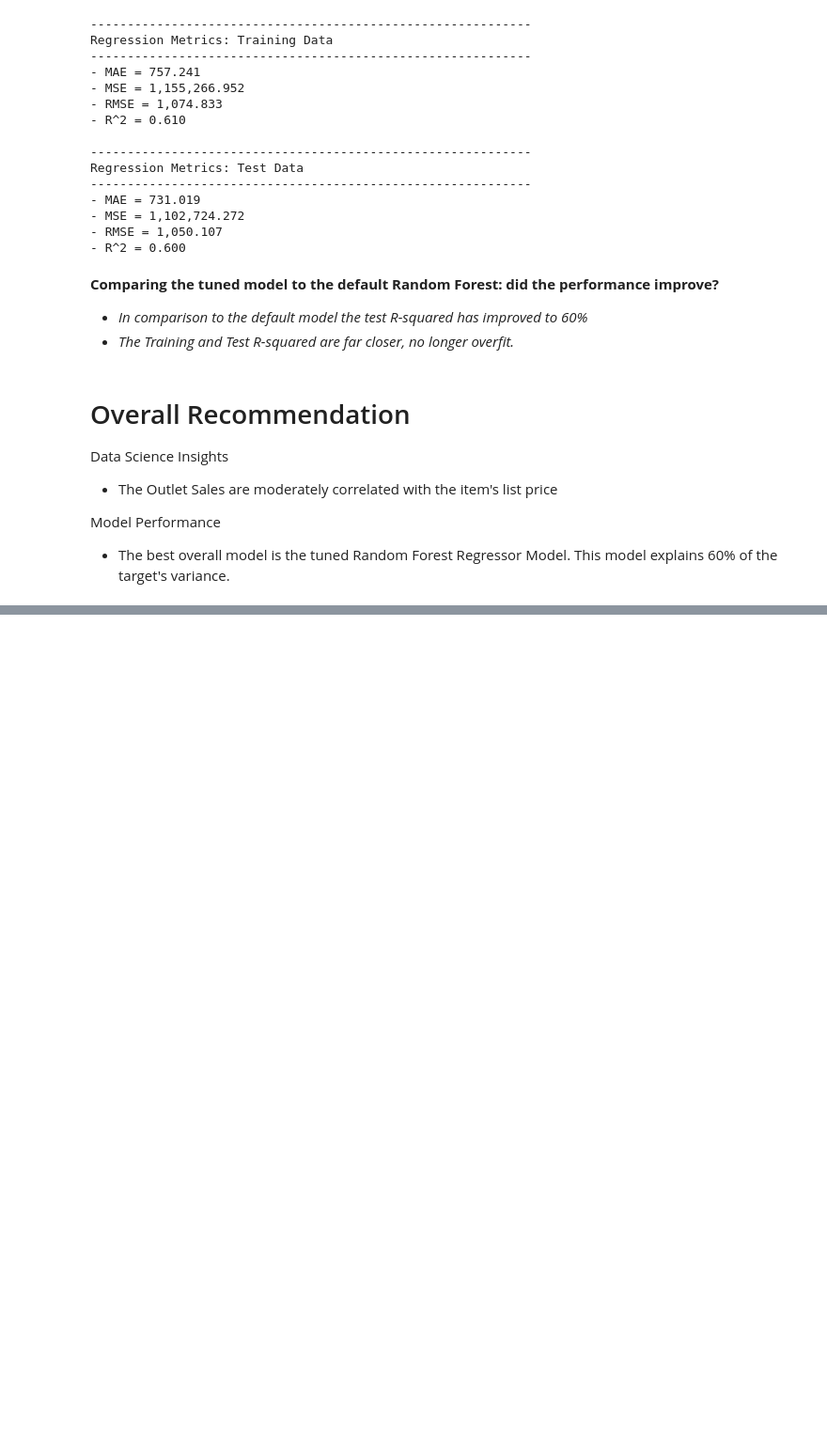
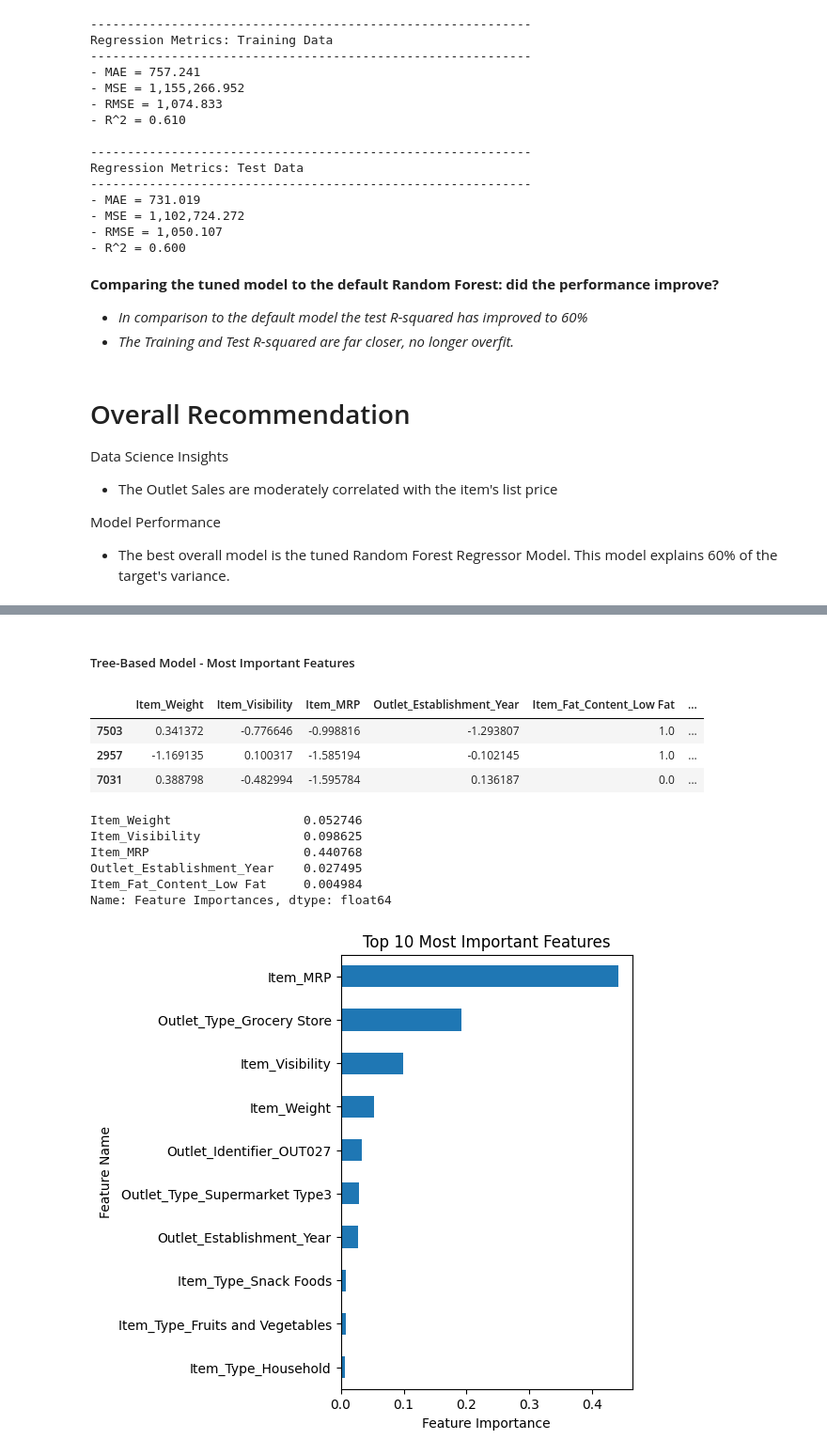
Before and after one commit to Gondram/Prediction-of-Product-Sales, a Jupyter notebook: Prediction_of_Product_Sales.ipynb, the cells around one changed output, grey strips where cells are left out. Shown at 94% size. Cells and saved outputs as stored; diff of their text form; code cells hidden in the pictures; blank space fills up the shorter version.

```diff
--- a/Prediction_of_Product_Sales.ipynb
+++ b/Prediction_of_Product_Sales.ipynb
@@ -1587,0 +1600,36 @@ Model Performance
+# %% [markdown]
+##### Tree-Based Model - Most Important Features
+# %%
+## fit column transformer and run get_feature_names_out
+preprocessor.fit(X_train)
+feature_names = preprocessor.get_feature_names_out()
+
+
+X_train_tf = pd.DataFrame(preprocessor.transform(X_train),
+                          columns = feature_names, index = X_train.index)
+
+X_test_tf = pd.DataFrame(preprocessor.transform(X_test),
+                          columns = feature_names, index = X_test.index)
+X_test_tf.head(3)
+# %% [output]
+|  | Item_Weight | Item_Visibility | Item_MRP | Outlet_Establishment_Year | Item_Fat_Content_Low Fat | ... |
+| 7503 | 0.341372 | -0.776646 | -0.998816 | -1.293807 | 1.0 | ... |
+| 2957 | -1.169135 | 0.100317 | -1.585194 | -0.102145 | 1.0 | ... |
+| 7031 | 0.388798 | -0.482994 | -1.595784 | 0.136187 | 0.0 | ... |
+# %%
+feature_importance = pd.Series(rf_pipe.named_steps['randomforestregressor'].feature_importances_, index=feature_names,
+                        name='Feature Importances')
+feature_importance.head()
+# %% [output]
+Item_Weight                  0.052746
+Item_Visibility              0.098625
+Item_MRP                     0.440768
+Outlet_Establishment_Year    0.027495
+Item_Fat_Content_Low Fat     0.004984
+Name: Feature Importances, dtype: float64
+# %%
+ax = feature_importance.sort_values().tail(10).plot(kind='barh',figsize=(4,6))
+ax.set(ylabel='Feature Name',xlabel='Feature Importance',
+       title='Top 10 Most Important Features');
+# %% [output]
+[figure, added]
```
Also changed, not shown: parts of 14 cells of this notebook.
